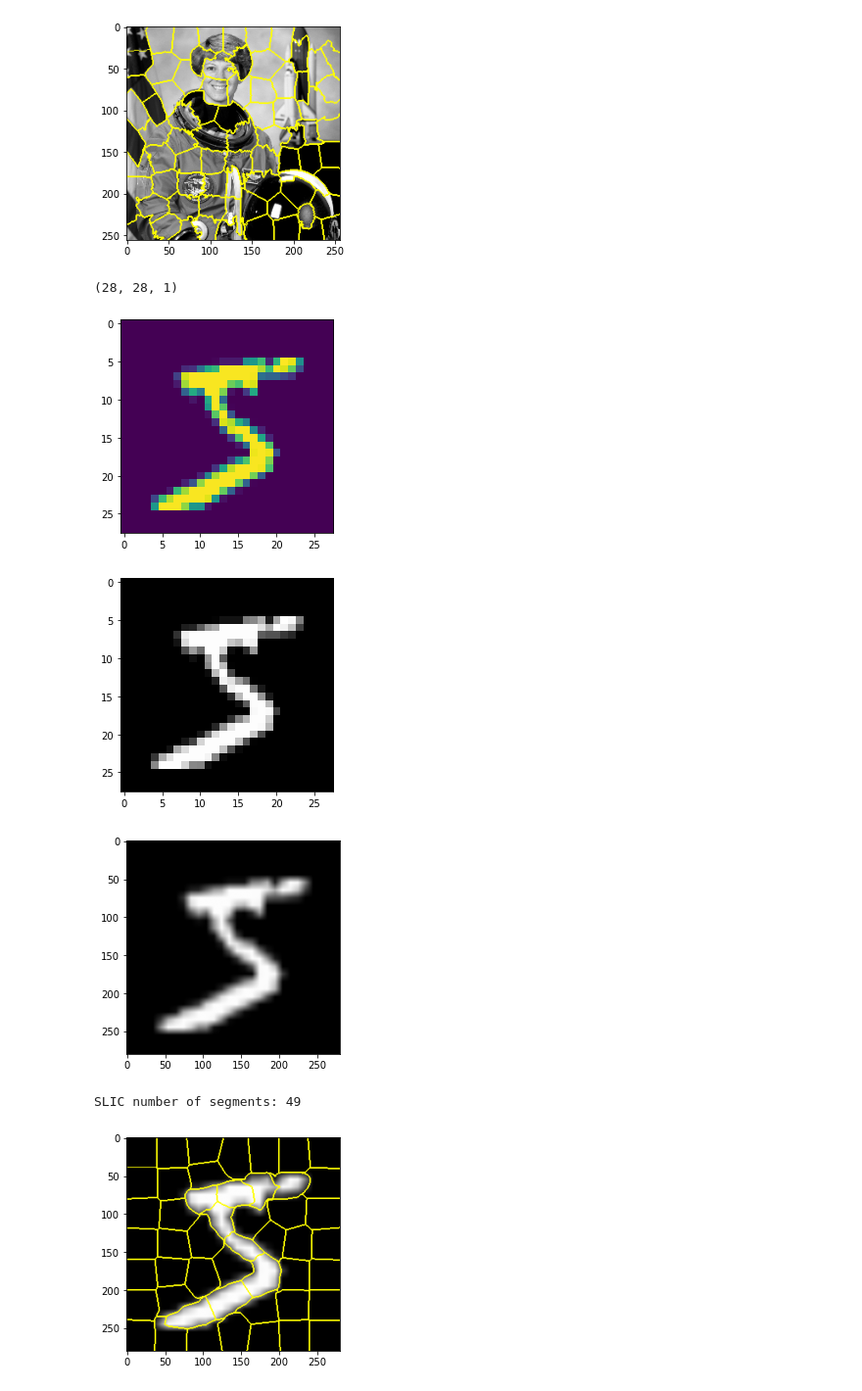
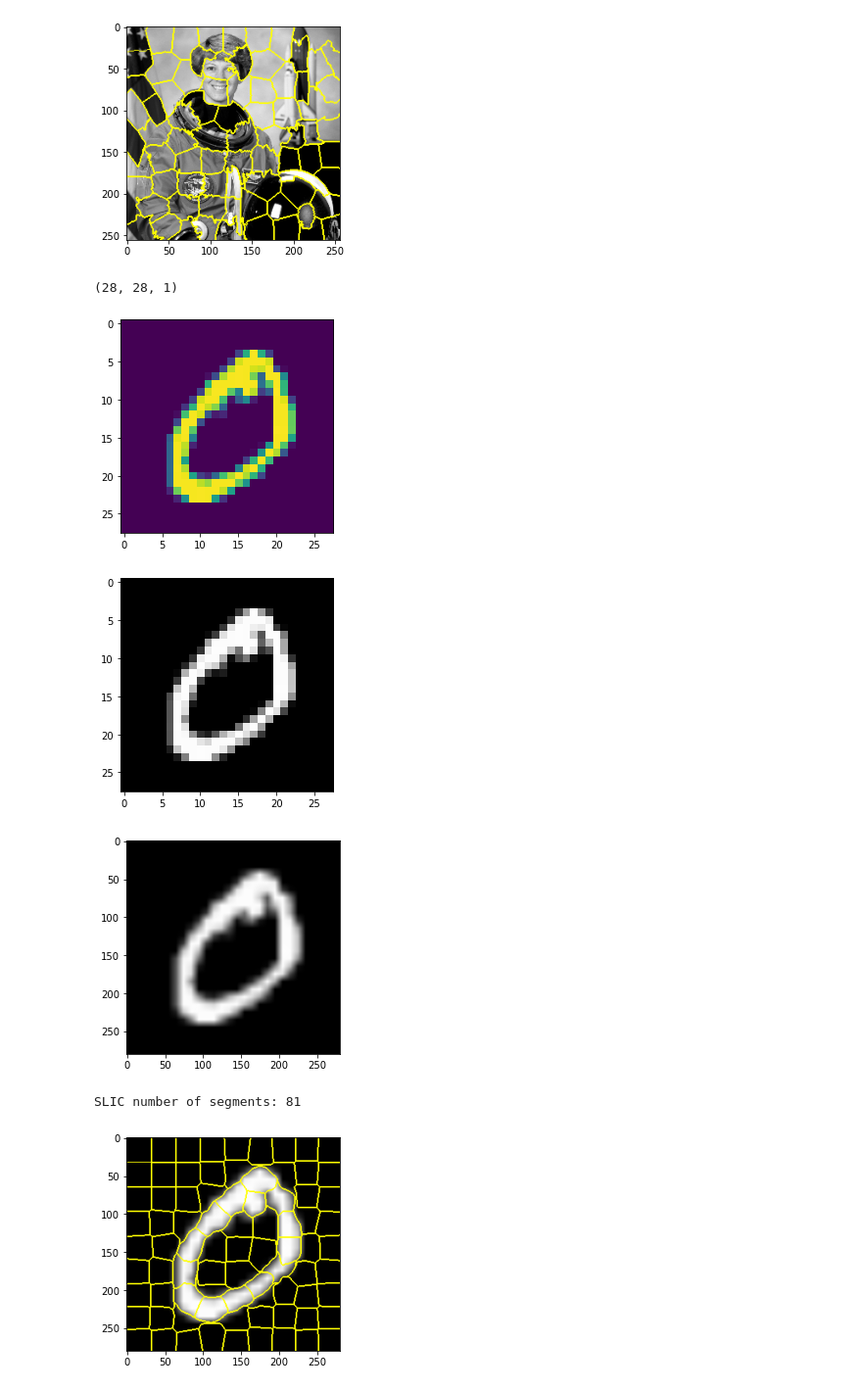
Before and after one commit to ashleve/geometric_deep_learning, a Jupyter notebook: skimage_experiments.ipynb, the cells around one changed output. Shown at 98% size. Drawn from its saved outputs; the diff is of its cells as text; code cells hidden in the pictures.

```diff
--- a/skimage_experiments.ipynb
+++ b/skimage_experiments.ipynb
@@ -23,7 +23,7 @@ print(len(imgs))
 print(imgs.shape)
 
 
-first_image = imgs[0]
+first_image = imgs[1]
 plt.imshow(first_image, cmap='gray')
 plt.show()
 # %% [output]
@@ -62,39 +62,39 @@ SLIC number of segments: 78
 # %%
 from skimage.segmentation import slic, mark_boundaries
 from skimage.data import astronaut
 from skimage.util import img_as_float
 from skimage.color import gray2rgb
 from skimage.transform import rescale
 
 plt.imshow(first_image)
 print(first_image.shape)
 plt.show()
 
 img = first_image.reshape((28, 28)) / 255
 
 img_rgb = gray2rgb(img)
 plt.imshow(img_rgb)
 plt.show()
 
 img_rescaled = rescale(img, 10.0, anti_aliasing=False)
 img_rescaled = gray2rgb(img_rescaled)
 plt.imshow(img_rescaled)
 plt.show()
 
 
-segments = slic(img_rescaled, n_segments=50, slic_zero=True)
+segments = slic(img_rescaled, n_segments=75, slic_zero=True)
 
 print(f"SLIC number of segments: {len(np.unique(segments))}")
 
 plt.imshow(mark_boundaries(img_rescaled, segments))
 plt.show()
 # %% [output]
 (28, 28, 1)
-[figure, old version]
+[figure, new version]
-[figure, old version]
+[figure, new version]
-[figure, old version]
+[figure, new version]
-SLIC number of segments: 49
+SLIC number of segments: 81
-[figure, old version]
+[figure, new version]
 # %%
 import matplotlib.lines as lines
 
```
Also changed, not shown: parts of 2 cells of this notebook, 2 other files.
